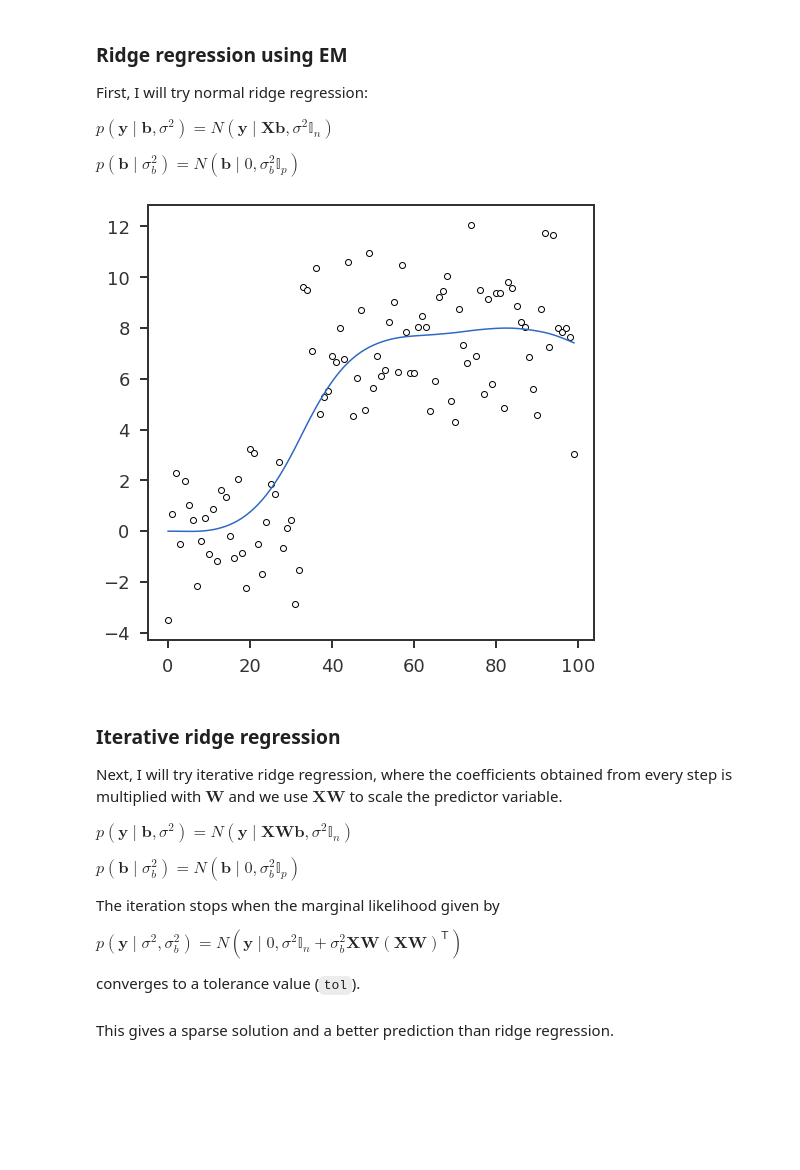
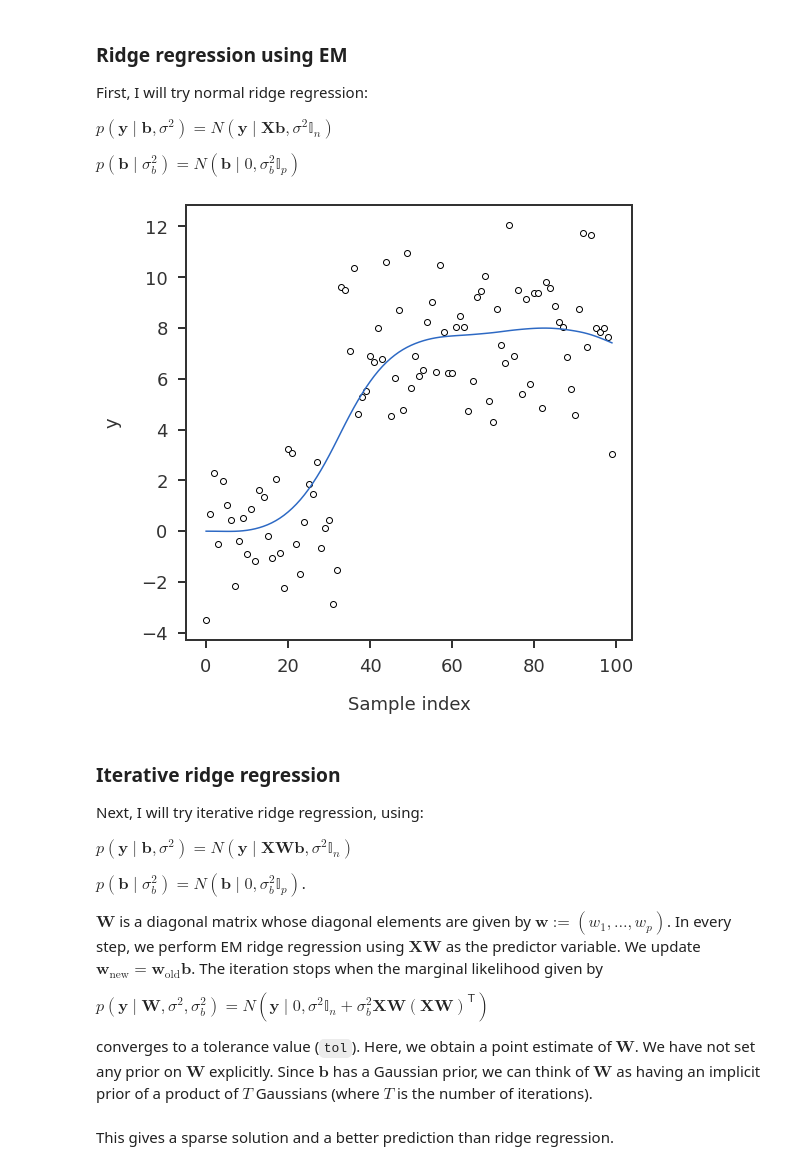
Before and after one commit to banskt/iridge-notes, a Jupyter notebook: _notebooks/2020-12-30-ebmr-with-product-of-coefficients.ipynb, the cells around one changed output. Drawn from its saved outputs; the diff is of its cells as text; code cells hidden in the pictures; blank space fills up the shorter version.

```diff
--- a/_notebooks/2020-12-30-ebmr-with-product-of-coefficients.ipynb
+++ b/_notebooks/2020-12-30-ebmr-with-product-of-coefficients.ipynb
@@ -92,35 +95,40 @@ $p\left(\mathbf{y} \mid \mathbf{b}, \sigma^2\right) = N\left(\mathbf{y} \mid \ma
 
 $p\left(\mathbf{b} \mid \sigma_b^2\right) = N\left(\mathbf{b} \mid 0, \sigma_b^2 \mathbb{I}_p \right)$
 # %%
+# collapse
+
 m1 = penalized_em.ridge(X, y, 1.0, 1.0,
                         max_iter=4000, tol=1e-8, ignore_convergence=False)
 
 m1_bpred = m1[2]
 
 m1_ypred = np.dot(X, m1_bpred)
 
 fig = plt.figure()
 ax1 = fig.add_subplot(111)
 ax1.scatter(np.arange(n), y, edgecolor = 'black', facecolor='white')
 ax1.plot(np.arange(n), m1_ypred)
+ax1.set_xlabel("Sample index")
+ax1.set_ylabel("y")
 
 plt.show()
 # %% [output]
-[figure, old version]
+[figure, new version]
 # %% [markdown]
 ### Iterative ridge regression
 
-Next, I will try iterative ridge regression, where the coefficients obtained from every step is multiplied with $\mathbf{W}$ and we use $\mathbf{X}\mathbf{W}$ to scale the predictor variable.
+Next, I will try iterative ridge regression, using:
 
 $p\left(\mathbf{y} \mid \mathbf{b}, \sigma^2\right) = N\left(\mathbf{y} \mid \mathbf{X}\mathbf{W}\mathbf{b}, \sigma^2 \mathbb{I}_n\right)$
 
-$p\left(\mathbf{b} \mid \sigma_b^2\right) = N\left(\mathbf{b} \mid 0, \sigma_b^2 \mathbb{I}_p \right)$
+$p\left(\mathbf{b} \mid \sigma_b^2\right) = N\left(\mathbf{b} \mid 0, \sigma_b^2 \mathbb{I}_p \right)$.
 
-The iteration stops when the marginal likelihood given by
+$\mathbf{W}$ is a diagonal matrix whose diagonal elements are given by $\mathbf{w} := (w_1,\dots,w_p)$.
+In every step, we perform EM ridge regression using $\mathbf{X}\mathbf{W}$ as the predictor variable. We update $\mathbf{w}_{\mathrm{new}} = \mathbf{w}_{\mathrm{old}} \mathbf{b}$. The iteration stops when the marginal likelihood given by
 
-$p\left(\mathbf{y} \mid \sigma^2, \sigma_b^2 \right) = N\left(\mathbf{y} \mid 0, \sigma^2\mathbb{I}_n + \sigma_b^2\mathbf{X}\mathbf{W}(\mathbf{X}\mathbf{W})^{\mathsf{T}} \right)$
+$p\left(\mathbf{y} \mid \mathbf{W}, \sigma^2, \sigma_b^2 \right) = N\left(\mathbf{y} \mid 0, \sigma^2\mathbb{I}_n + \sigma_b^2\mathbf{X}\mathbf{W}(\mathbf{X}\mathbf{W})^{\mathsf{T}} \right)$
 
-converges to a tolerance value (`tol`).
+converges to a tolerance value (`tol`). Here, we obtain a point estimate of $\mathbf{W}$. We have not set any prior on $\mathbf{W}$ explicitly. Since $\mathbf{b}$ has a Gaussian prior, we can think of $\mathbf{W}$ as having an implicit prior of a product of $T$ Gaussians (where $T$ is the number of iterations).
 # %%
 #collapse-hide
 
```
Also changed, not shown: parts of 7 cells of this notebook, 2 other files.
